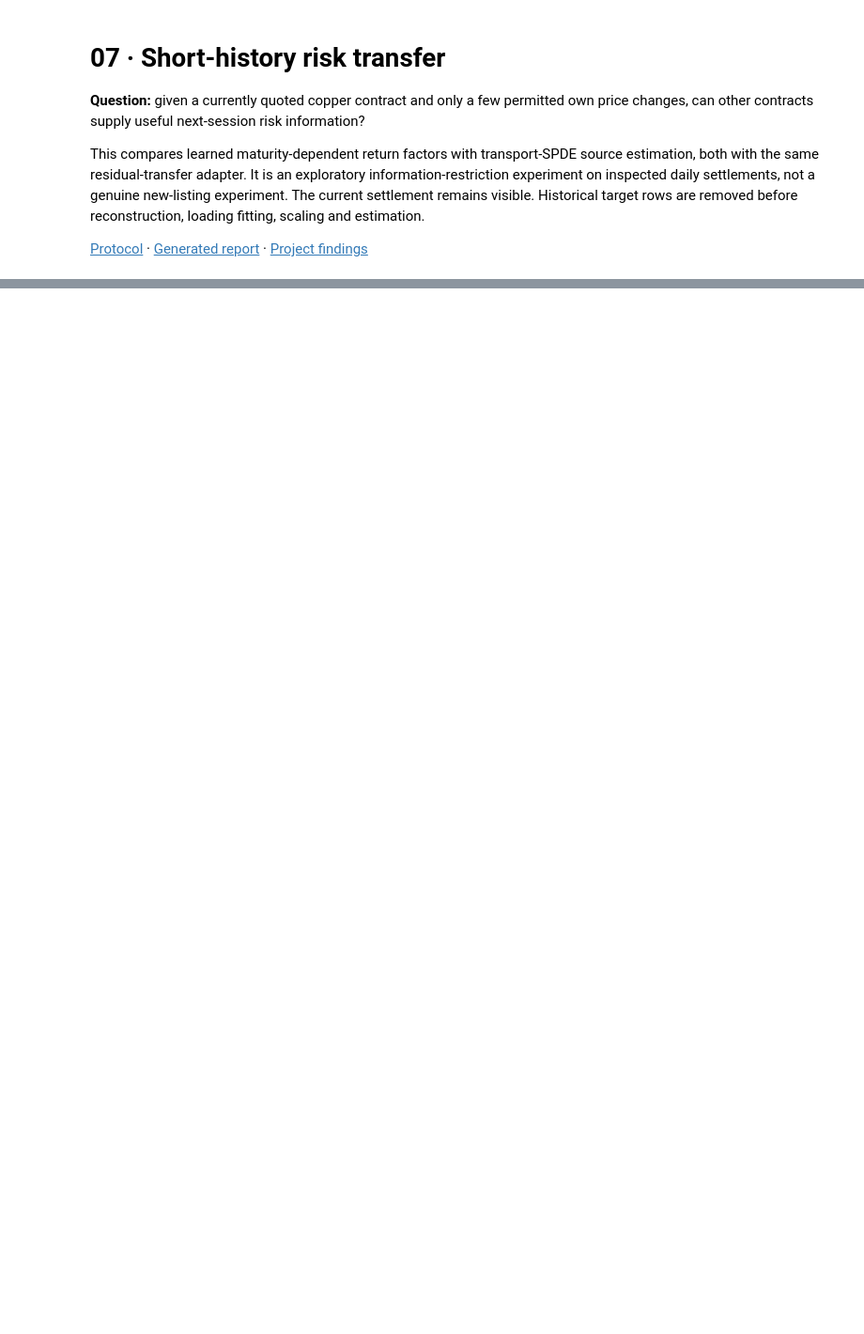
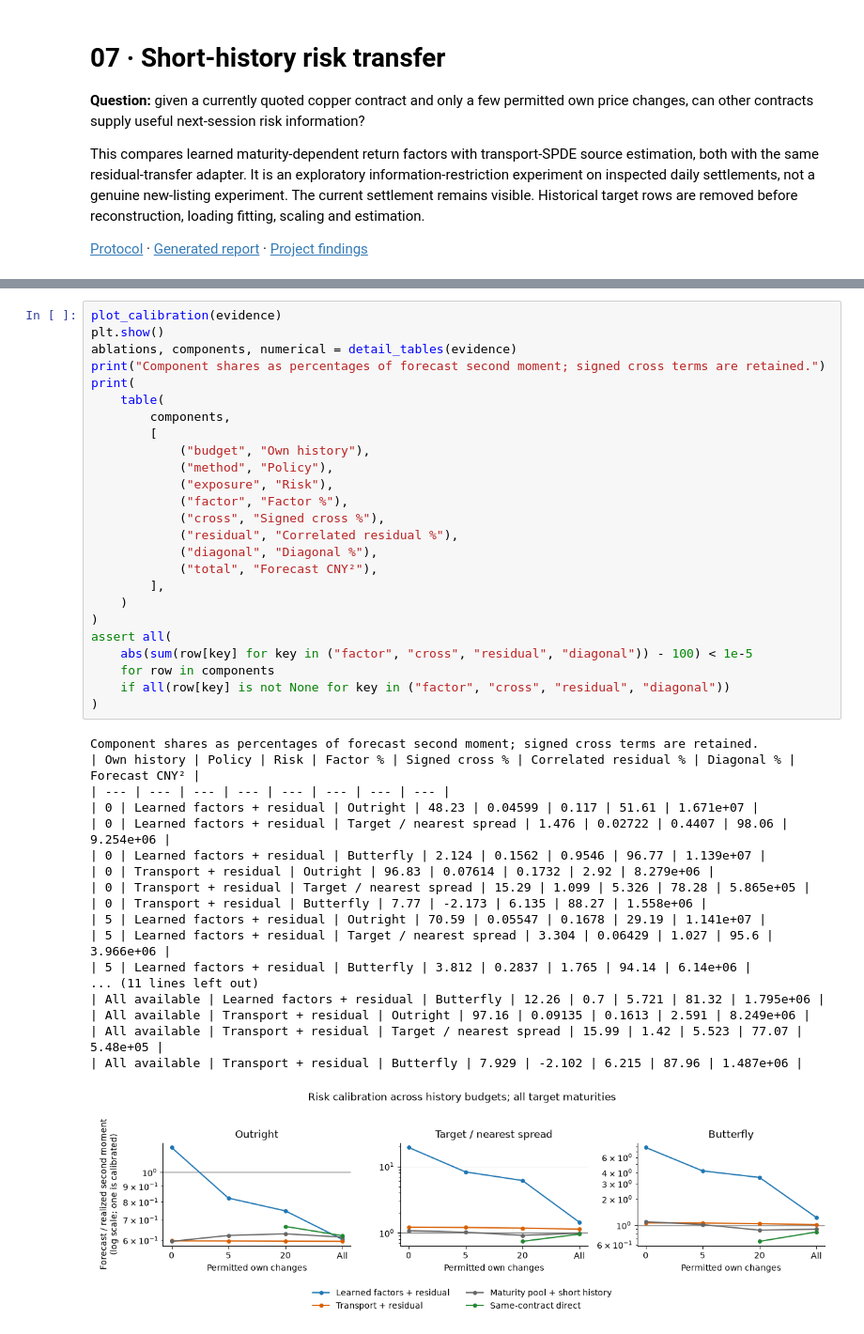
Before and after one commit to xrough/spde-covariance, a Jupyter notebook: notebooks/07_short_history_risk_transfer.ipynb, the cells around one changed output, grey strips where cells are left out. Shown at 94% size. Saved outputs shown, nothing was run; the diff lists cells and outputs as text; blank space fills up the shorter version.

```diff
--- a/notebooks/07_short_history_risk_transfer.ipynb
+++ b/notebooks/07_short_history_risk_transfer.ipynb
@@ -431,0 +465,44 @@ commands, assumptions, fixed sensitivities and source provenance.
+# %%
+plot_calibration(evidence)
+plt.show()
+ablations, components, numerical = detail_tables(evidence)
+print("Component shares as percentages of forecast second moment; signed cross terms are retained.")
+print(
+    table(
+        components,
+        [
+            ("budget", "Own history"),
+            ("method", "Policy"),
+            ("exposure", "Risk"),
+            ("factor", "Factor %"),
+            ("cross", "Signed cross %"),
+            ("residual", "Correlated residual %"),
+            ("diagonal", "Diagonal %"),
+            ("total", "Forecast CNY²"),
+        ],
+    )
+)
+assert all(
+    abs(sum(row[key] for key in ("factor", "cross", "residual", "diagonal")) - 100) < 1e-5
+    for row in components
+    if all(row[key] is not None for key in ("factor", "cross", "residual", "diagonal"))
+)
+# %% [output]
+Component shares as percentages of forecast second moment; signed cross terms are retained.
+| Own history | Policy | Risk | Factor % | Signed cross % | Correlated residual % | Diagonal % | Forecast CNY² |
+| --- | --- | --- | --- | --- | --- | --- | --- |
+| 0 | Learned factors + residual | Outright | 48.23 | 0.04599 | 0.117 | 51.61 | 1.671e+07 |
+| 0 | Learned factors + residual | Target / nearest spread | 1.476 | 0.02722 | 0.4407 | 98.06 | 9.254e+06 |
+| 0 | Learned factors + residual | Butterfly | 2.124 | 0.1562 | 0.9546 | 96.77 | 1.139e+07 |
+| 0 | Transport + residual | Outright | 96.83 | 0.07614 | 0.1732 | 2.92 | 8.279e+06 |
+| 0 | Transport + residual | Target / nearest spread | 15.29 | 1.099 | 5.326 | 78.28 | 5.865e+05 |
+| 0 | Transport + residual | Butterfly | 7.77 | -2.173 | 6.135 | 88.27 | 1.558e+06 |
+| 5 | Learned factors + residual | Outright | 70.59 | 0.05547 | 0.1678 | 29.19 | 1.141e+07 |
+| 5 | Learned factors + residual | Target / nearest spread | 3.304 | 0.06429 | 1.027 | 95.6 | 3.966e+06 |
+| 5 | Learned factors + residual | Butterfly | 3.812 | 0.2837 | 1.765 | 94.14 | 6.14e+06 |
+... (11 lines left out)
+| All available | Learned factors + residual | Butterfly | 12.26 | 0.7 | 5.721 | 81.32 | 1.795e+06 |
+| All available | Transport + residual | Outright | 97.16 | 0.09135 | 0.1613 | 2.591 | 8.249e+06 |
+| All available | Transport + residual | Target / nearest spread | 15.99 | 1.42 | 5.523 | 77.07 | 5.48e+05 |
+| All available | Transport + residual | Butterfly | 7.929 | -2.102 | 6.215 | 87.96 | 1.487e+06 |
+[figure, added]
```
Also changed, not shown: parts of 24 cells of this notebook, 17 other files.
